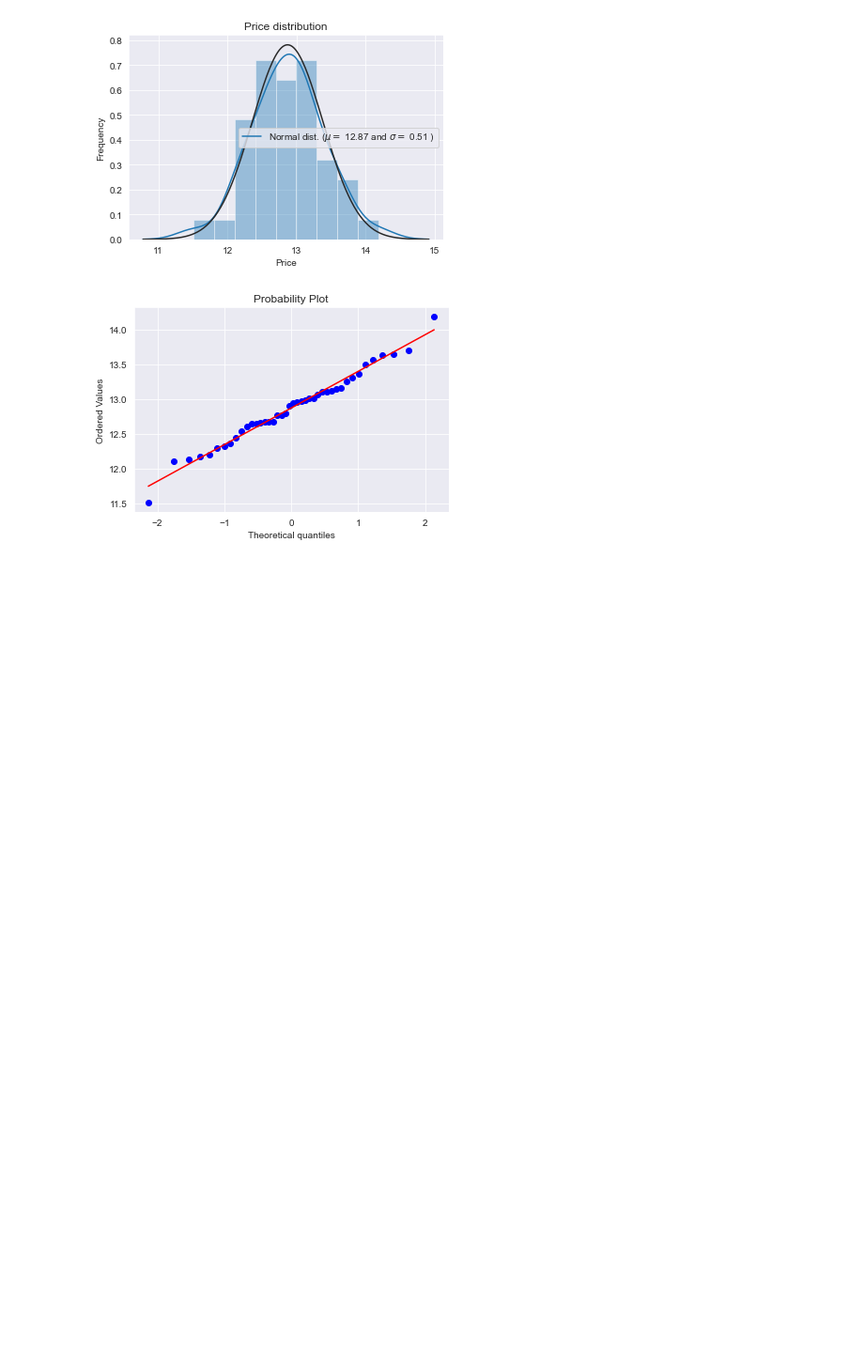
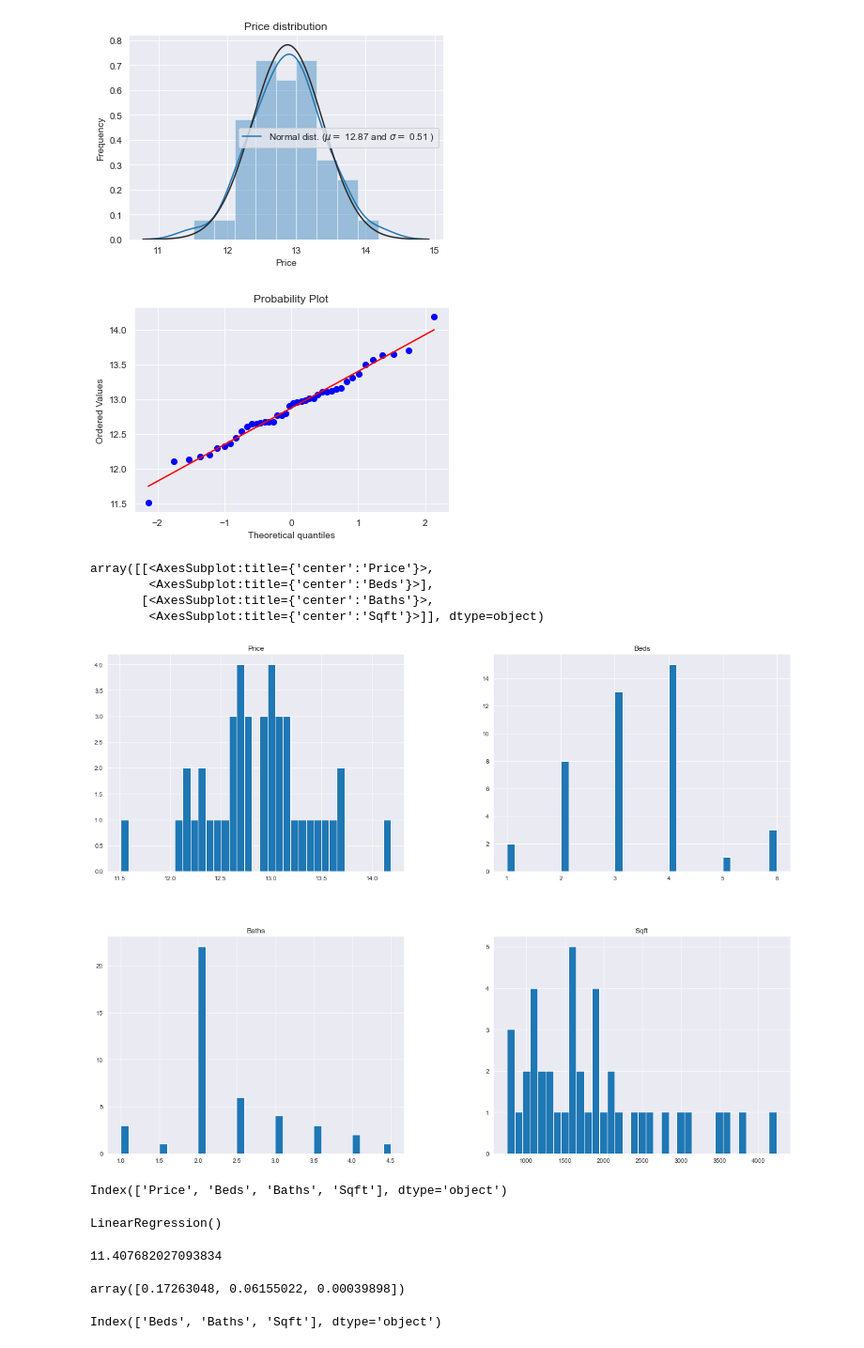
Before and after one commit to marcusdjr/orlando-housing, a Jupyter notebook: models.ipynb, the cells around one changed output. Shown at 94% size. Cells and saved outputs as stored; diff of their text form; code cells hidden in the pictures; blank space fills up the shorter version.

```diff
--- a/models.ipynb
+++ b/models.ipynb
@@ -160,3 +160,15 @@ plt.show()
  mu = 12.87 and sigma = 0.51
 [figure]
 [figure]
+# %%
+df.hist(bins=35,figsize=(20,15))
+# %% [output]
+array([[<AxesSubplot:title={'center':'Price'}>,
+        <AxesSubplot:title={'center':'Beds'}>],
+       [<AxesSubplot:title={'center':'Baths'}>,
+        <AxesSubplot:title={'center':'Sqft'}>]], dtype=object)
+[figure, added]
+# %%
+df.columns
+# %% [output]
+Index(['Price', 'Beds', 'Baths', 'Sqft'], dtype='object')
@@ -162,0 +187,16 @@ plt.show()
+# %%
+lm.fit(X_train,y_train)
+# %% [output]
+LinearRegression()
+# %%
+print(lm.intercept_)
+# %% [output]
+11.407682027093834
+# %%
+lm.coef_
+# %% [output]
+array([0.17263048, 0.06155022, 0.00039898])
+# %%
+X.columns
+# %% [output]
+Index(['Beds', 'Baths', 'Sqft'], dtype='object')
```
Also changed, not shown: parts of 16 cells of this notebook.
